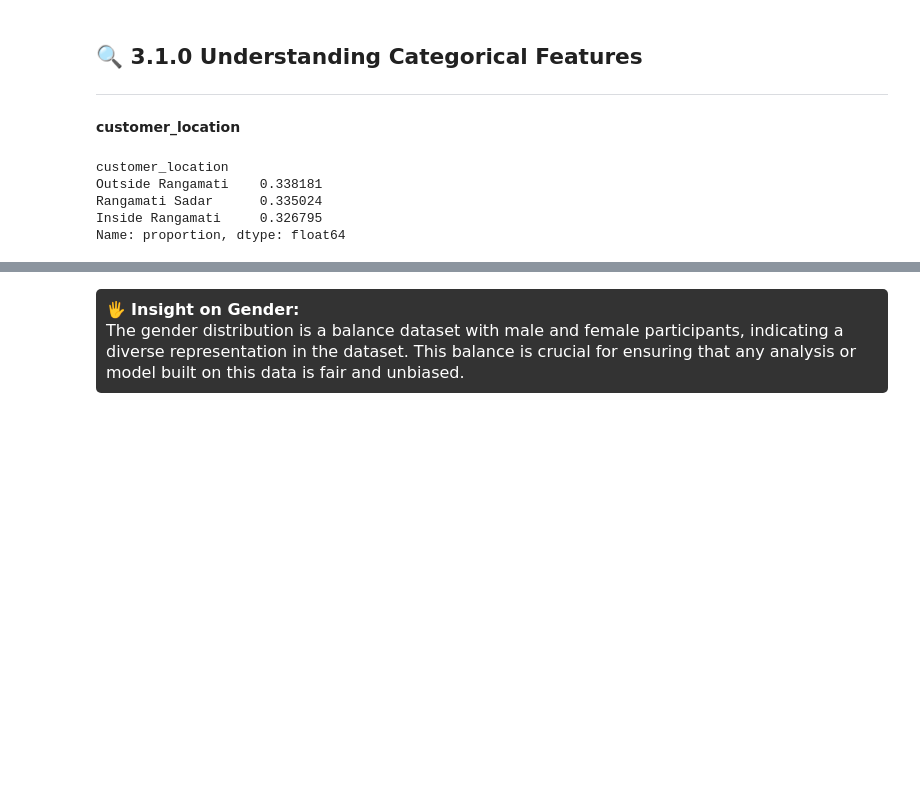
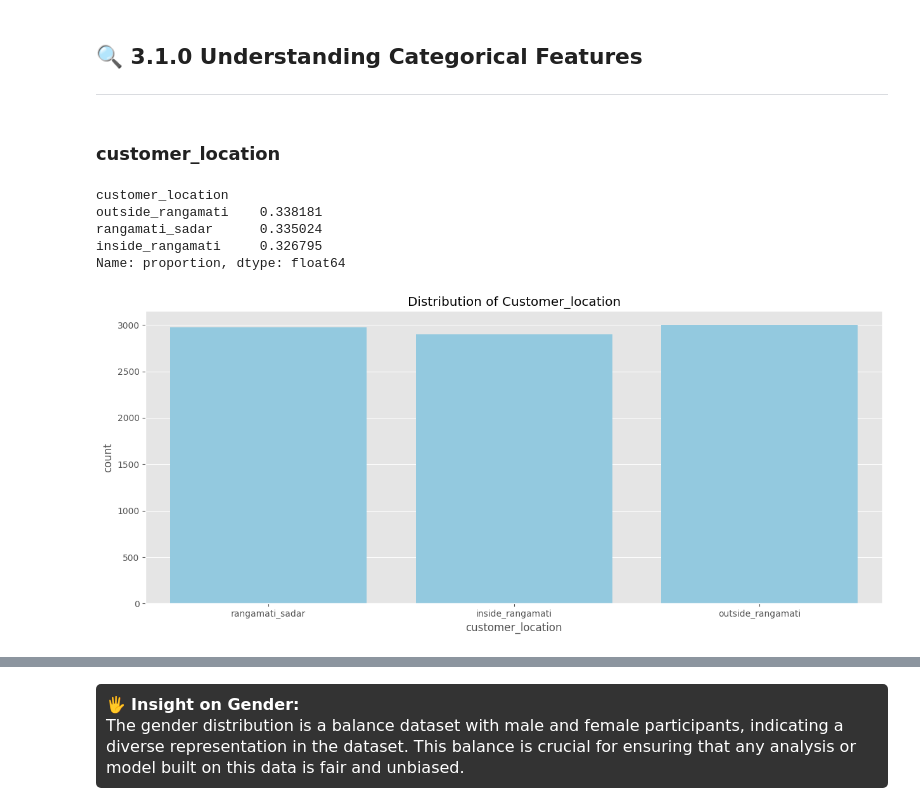
Before and after one commit to TeslimAdeyanju/14-Portfolio-SDS-CP026-retail-pulse, a Jupyter notebook: submissions/team/Teslim-Adeyanju/teslim-adeyanju-retail-pulse-note.ipynb, the cells around one changed output, grey strips where cells are left out. Drawn from its saved outputs; the diff is of its cells as text; code cells hidden in the pictures; blank space fills up the shorter version.

```diff
--- a/submissions/team/Teslim-Adeyanju/teslim-adeyanju-retail-pulse-note.ipynb
+++ b/submissions/team/Teslim-Adeyanju/teslim-adeyanju-retail-pulse-note.ipynb
@@ -341,14 +341,20 @@ This section will focus on data visualization and statistical analysis to unders
 ## 🔍 3.1.0 Understanding Categorical Features
 ___
 # %% [markdown]
-**customer_location**
+### customer_location
 # %%
-df['customer_location'].value_counts()
-print()
 print(df['customer_location'].value_counts(normalize=True))
 # %% [output]
 customer_location
-Outside Rangamati    0.338181
-Rangamati Sadar      0.335024
-Inside Rangamati     0.326795
+outside_rangamati    0.338181
+rangamati_sadar      0.335024
+inside_rangamati     0.326795
 Name: proportion, dtype: float64
+# %%
+# visualize the distribution of the cut column
+fig, ax = plt.subplots(figsize=(15, 6))
+sns.countplot(x='customer_location', data=df, color='skyblue')
+plt.title('Distribution of Customer_location')
+plt.show()
+# %% [output]
+[figure, added]
```
Also changed, not shown: parts of 25 cells of this notebook.
